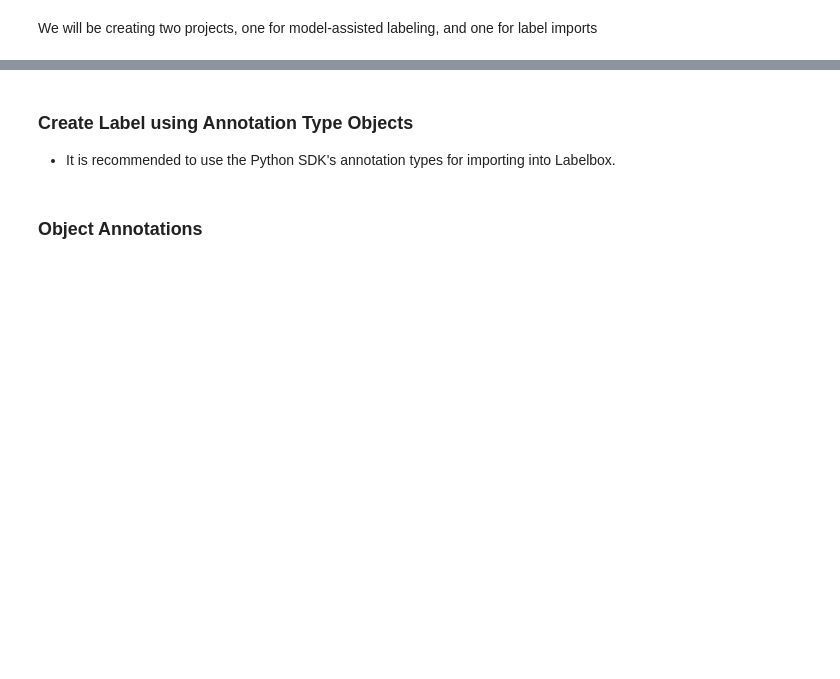
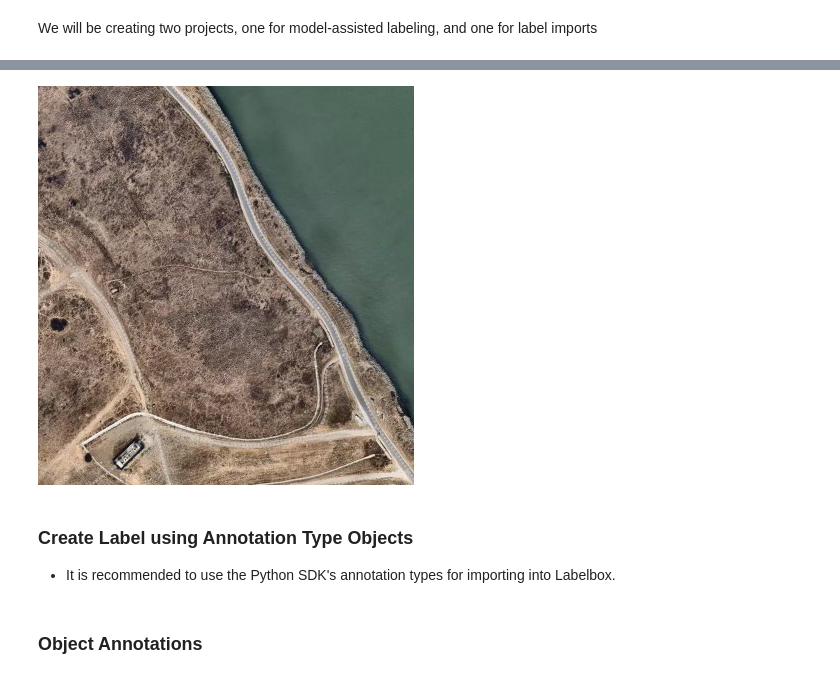
Before and after one commit to Labelbox/labelbox-python, a Jupyter notebook: examples/annotation_import/tiled.ipynb, the cells around one changed output, grey strips where cells are left out. Drawn from its saved outputs; the diff is of its cells as text; code cells hidden in the pictures; blank space fills up the shorter version.

```diff
--- a/examples/annotation_import/tiled.ipynb
+++ b/examples/annotation_import/tiled.ipynb
@@ -120,0 +123,3 @@ li_project.datasets.connect(dataset)
+# %%
+Image.fromarray(tiled_image_data.value)
+# %% [output]
@@ -121,3 +127,4 @@ li_project.datasets.connect(dataset)
+[figure, added]
 # %% [markdown]
 ### Create Label using Annotation Type Objects
 * It is recommended to use the Python SDK's annotation types for importing into Labelbox.
```
Also changed, not shown: parts of 22 cells of this notebook.
